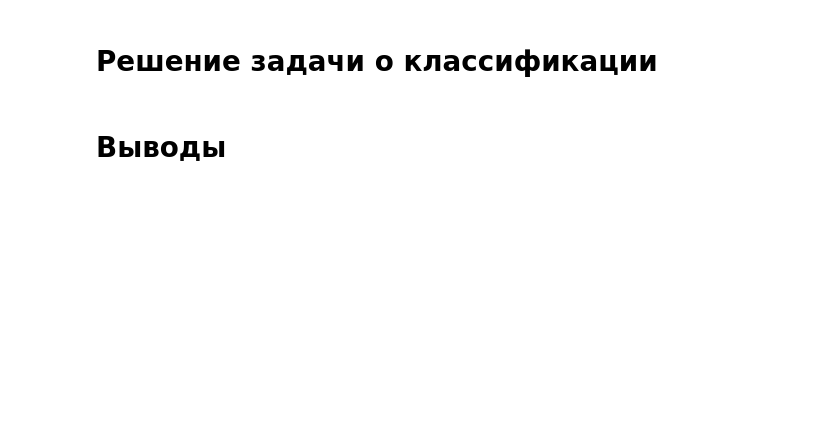
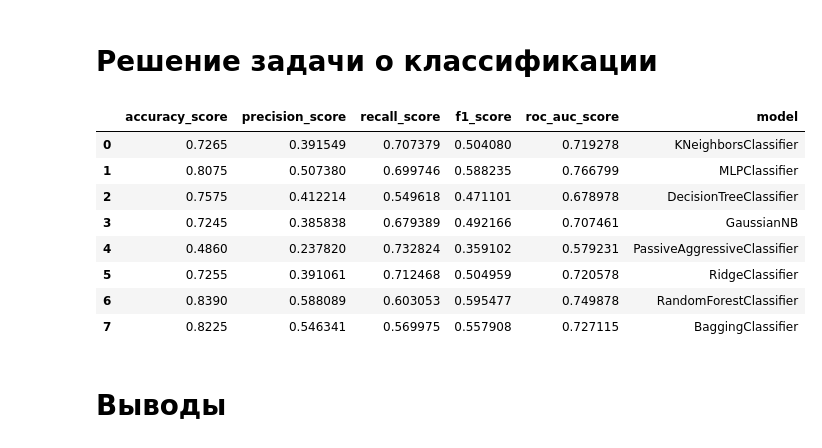
Before and after one commit to Miyakerin/vvnod-project-1, a Jupyter notebook: notebook.ipynb, the cells around one changed output. Saved outputs shown, nothing was run; the diff lists cells and outputs as text; code cells hidden in the pictures; blank space fills up the shorter version.

```diff
--- a/notebook.ipynb
+++ b/notebook.ipynb
@@ -102,2 +177,49 @@ for non_cat_column in non_cat_columns:
 # %% [markdown]
 # Решение задачи о классификации
+# %%
+from sklearn.model_selection import GridSearchCV
+from sklearn.neighbors import KNeighborsClassifier
+from sklearn.neural_network import MLPClassifier
+from sklearn.tree import DecisionTreeClassifier
+from sklearn.naive_bayes import GaussianNB
+from sklearn.linear_model import PassiveAggressiveClassifier
+from sklearn.linear_model import RidgeClassifier
+from sklearn.ensemble import RandomForestClassifier
+from sklearn.ensemble import BaggingClassifier
+
+
+from sklearn.metrics import accuracy_score
+from sklearn.metrics import precision_score
+from sklearn.metrics import recall_score
+from sklearn.metrics import f1_score
+from sklearn.metrics import roc_auc_score
+
+models = [KNeighborsClassifier(), MLPClassifier(), DecisionTreeClassifier(), GaussianNB(), PassiveAggressiveClassifier(), RidgeClassifier(), RandomForestClassifier(), BaggingClassifier()]
+# %%
+def get_model_stats(model, X_train_data, y_train_data, X_test_data, y_test_data):
+    model.fit(X_train_data, y_train_data)
+    y_pred = model.predict(X_test)
+    acc = accuracy_score(y_test_data, y_pred)
+    prec = precision_score(y_test_data, y_pred)
+    recall = recall_score(y_test_data, y_pred)
+    f1 = f1_score(y_test_data, y_pred)
+    roc_auc = roc_auc_score(y_test_data, y_pred)
+    return {
+        "accuracy_score": acc, "precision_score": prec, "recall_score": recall, "f1_score": f1, "roc_auc_score": roc_auc, "model": model.__class__.__name__
+    }
+# %%
+base_scores = []
+for model in models:
+    base_scores.append(get_model_stats(model, X_train, y_train, X_test, y_test))
+# %%
+pd.DataFrame(base_scores)
+# %% [output]
+|  | accuracy_score | precision_score | recall_score | f1_score | roc_auc_score | model |
+| 0 | 0.7265 | 0.391549 | 0.707379 | 0.504080 | 0.719278 | KNeighborsClassifier |
+| 1 | 0.8075 | 0.507380 | 0.699746 | 0.588235 | 0.766799 | MLPClassifier |
+| 2 | 0.7575 | 0.412214 | 0.549618 | 0.471101 | 0.678978 | DecisionTreeClassifier |
+| 3 | 0.7245 | 0.385838 | 0.679389 | 0.492166 | 0.707461 | GaussianNB |
+| 4 | 0.4860 | 0.237820 | 0.732824 | 0.359102 | 0.579231 | PassiveAggressiveClassifier |
+| 5 | 0.7255 | 0.391061 | 0.712468 | 0.504959 | 0.720578 | RidgeClassifier |
+| 6 | 0.8390 | 0.588089 | 0.603053 | 0.595477 | 0.749878 | RandomForestClassifier |
+| 7 | 0.8225 | 0.546341 | 0.569975 | 0.557908 | 0.727115 | BaggingClassifier |
```
Also changed, not shown: parts of 22 cells of this notebook.
